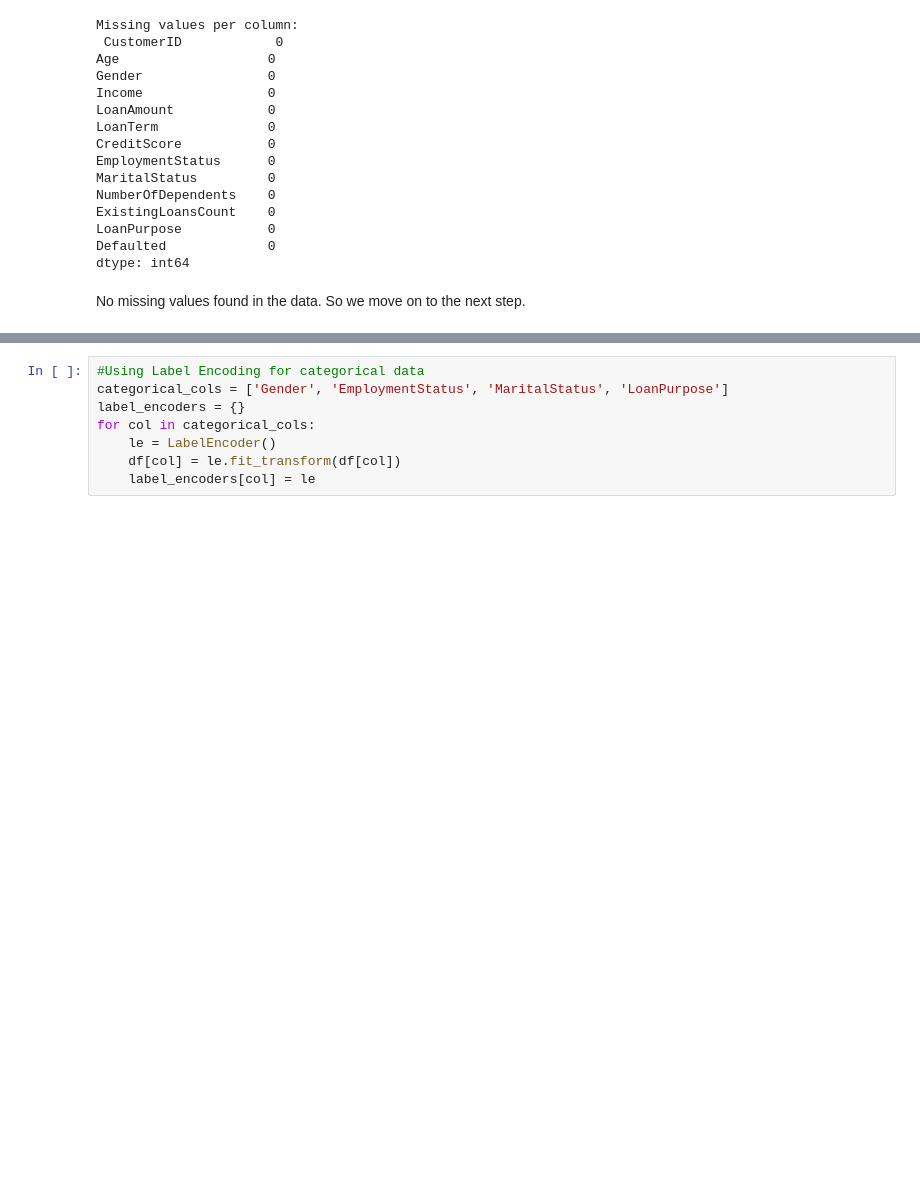
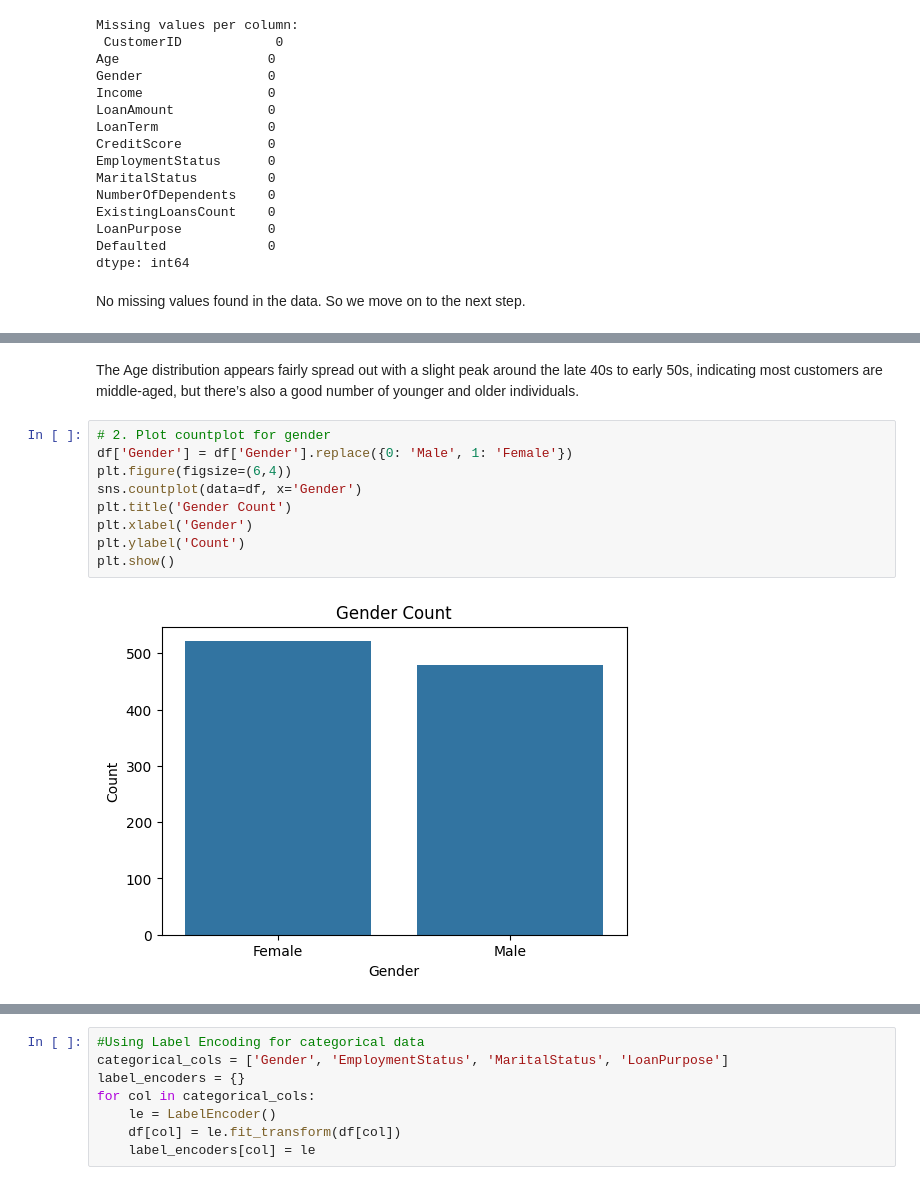
Before and after one commit to deepa-subbiah/ML-Project-Credit-Analysis-, a Jupyter notebook: ML_model_credit_analysis.ipynb, the cells around one changed output, grey strips where cells are left out. Saved outputs shown, nothing was run; the diff lists cells and outputs as text; blank space fills up the shorter version.

```diff
--- a/ML_model_credit_analysis.ipynb
+++ b/ML_model_credit_analysis.ipynb
@@ -38,0 +56,13 @@ No missing values found in the data. So we move on to the next step.
+# %% [markdown]
+The Age distribution appears fairly spread out with a slight peak around the late 40s to early 50s, indicating most customers are middle-aged, but there’s also a good number of younger and older individuals.
+# %%
+# 2. Plot countplot for gender
+df['Gender'] = df['Gender'].replace({0: 'Male', 1: 'Female'})
+plt.figure(figsize=(6,4))
+sns.countplot(data=df, x='Gender')
+plt.title('Gender Count')
+plt.xlabel('Gender')
+plt.ylabel('Count')
+plt.show()
+# %% [output]
+[figure, added]
```
Also changed, not shown: parts of 27 cells of this notebook, 1 other file.
